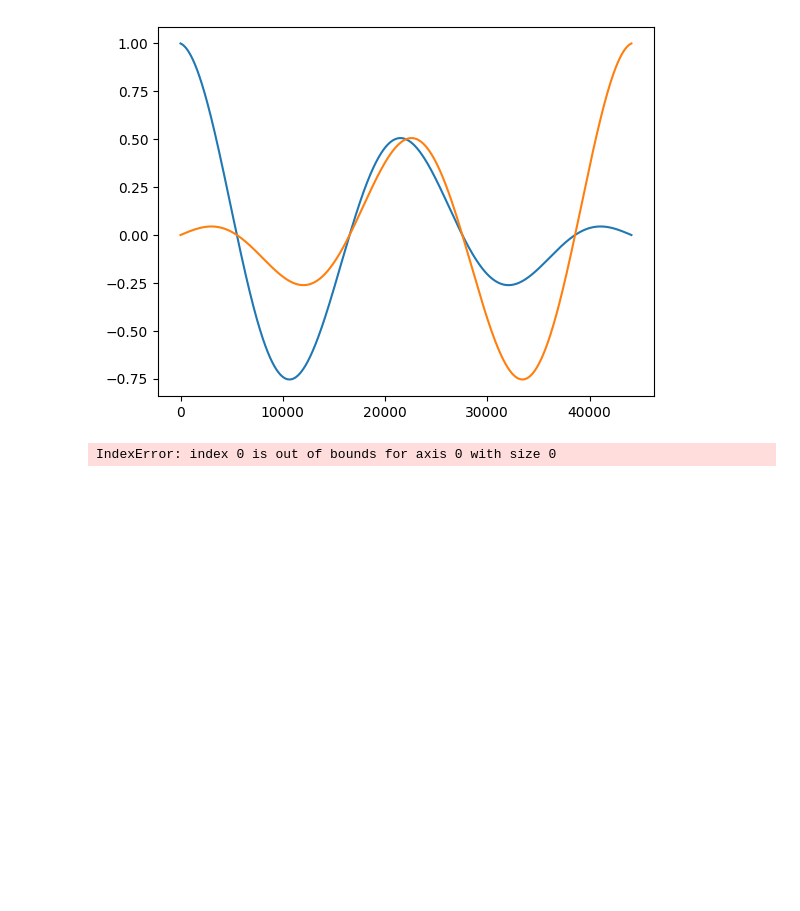
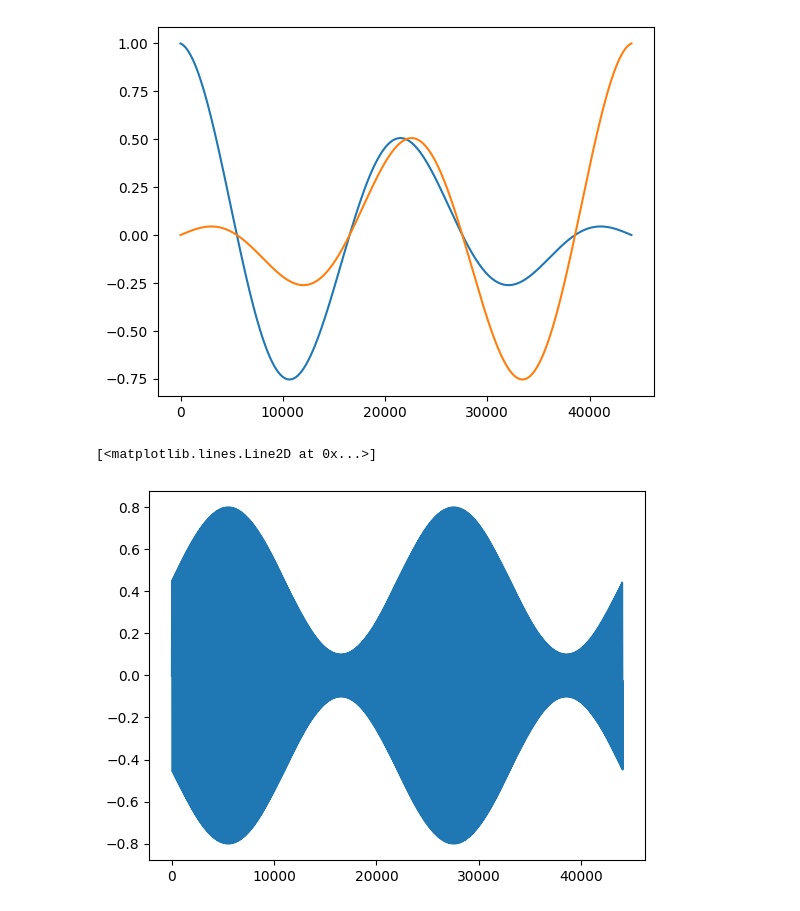
Before and after one commit to Adelpozo04/Informatica-Musical, a Jupyter notebook: Practica 1/practica01.ipynb, the cells around one changed output. Cells and saved outputs as stored; diff of their text form; code cells hidden in the pictures; blank space fills up the shorter version.

```diff
--- a/Practica 1/practica01.ipynb
+++ b/Practica 1/practica01.ipynb
@@ -330,33 +323,34 @@ sd.wait()
 def env(attack, release):
     ns = np.arange(SRATE)
 
     a = ns / (SRATE * attack)
     a = np.delete(a, a > 1)
 
     b = ns / (SRATE * -release)
     b = np.delete(b, np.s_[0:a.size + 1])
     b = (b - b[0] + a[-1])
     b = np.delete(b, b < 0)
 
     return np.concatenate((a, b), axis=None)
 
 def env2(attack, release):
     #linspace te hace una recta desde el valor inicial hasta el final en el tiempo establecido
     return np.concatenate([np.linspace(0,1,int(SRATE*attack)), np.linspace(1, 0, int(SRATE*release))])
 
 #Para que se pueda multiplicar la envolvente hay que definir el tiempo de release a lo que queda
 #s = osc(250,amps,dur,0.5)*env2(attack, dur-attack)
 
 def playNote(freq, dur=1, amp=1, attack = 0.1, decay = 0.5):
 
     ns = np.arange(SRATE * dur)
     a = np.sin((ns * np.pi * 2 * freq) /SRATE)
-    a = a * amp * env(attack, decay)
+    a = a * amp * env2(attack, decay)
 
     return a
 
-a = playNote(10, 1, 1, 0.1, 0.5)
+#a = playNote(10, 1, 1, 0.1, 0.5)
 
 plt.plot(a)
 # %% [output]
-IndexError: index 0 is out of bounds for axis 0 with size 0
+[<matplotlib.lines.Line2D at 0x...>]
+[figure, added]
```
Also changed, not shown: parts of 4 cells of this notebook, 2 other files.
